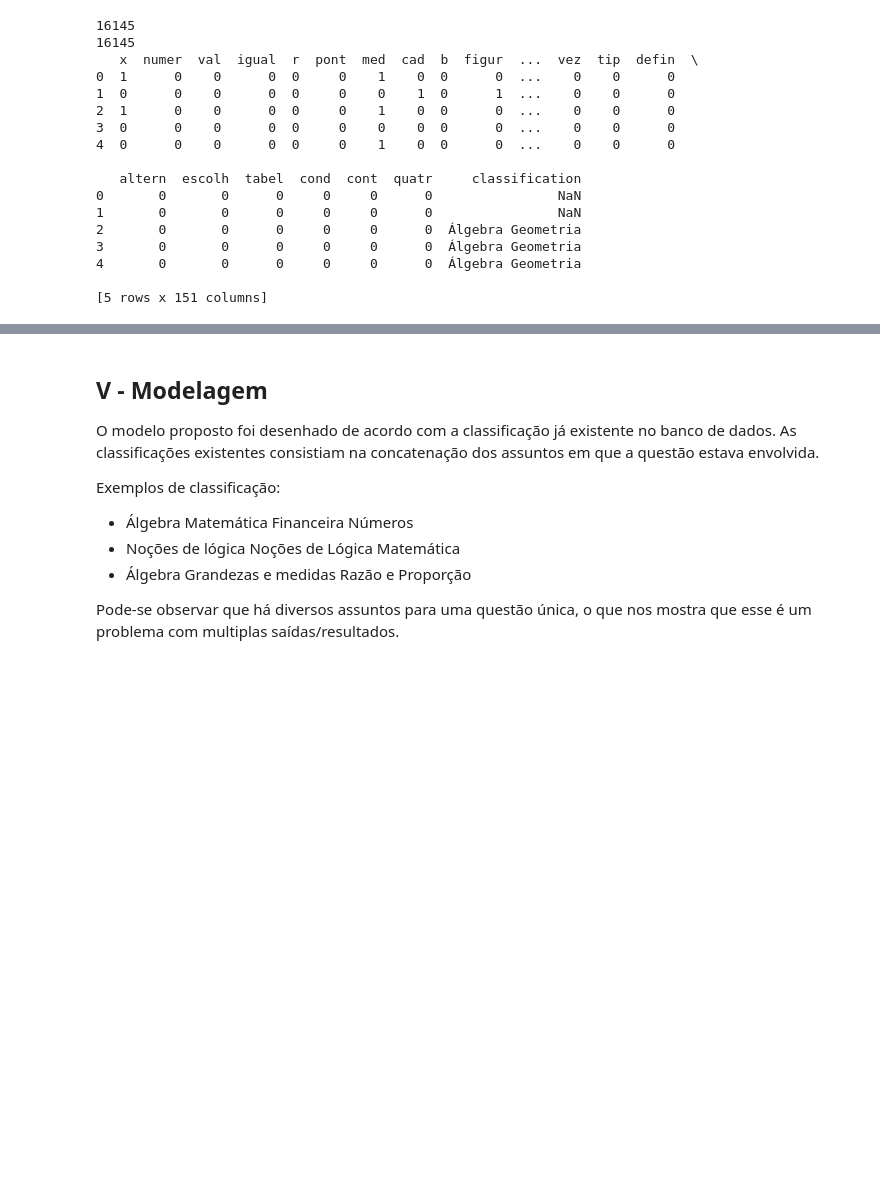
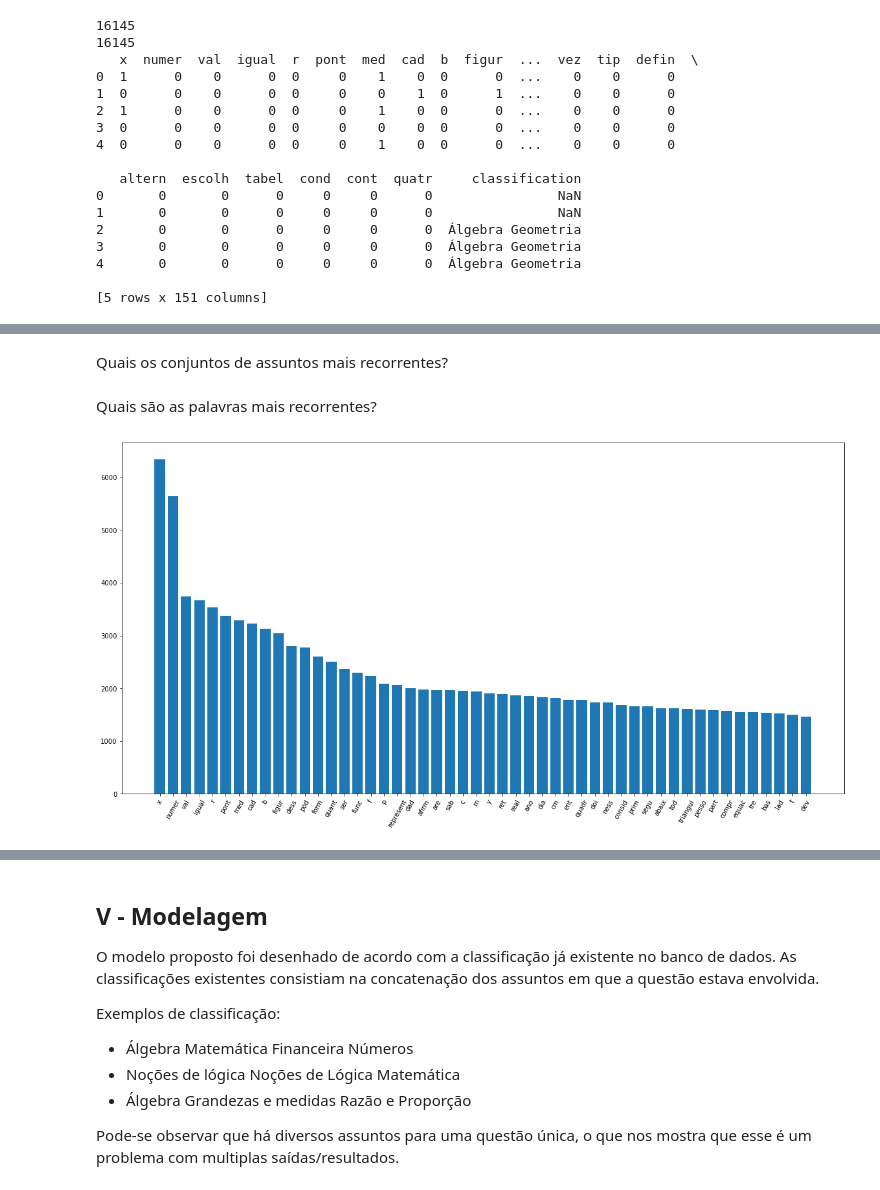
Before and after one commit to msfreit/exam_question_classification, a Jupyter notebook: exam_question_classification.ipynb, the cells around one changed output, grey strips where cells are left out. Drawn from its saved outputs; the diff is of its cells as text; code cells hidden in the pictures; blank space fills up the shorter version.

```diff
--- a/exam_question_classification.ipynb
+++ b/exam_question_classification.ipynb
@@ -276,0 +286,18 @@ dataset.sample(5)
+# %% [markdown]
+Quais os conjuntos de assuntos mais recorrentes?
+# %% [markdown]
+Quais são as palavras mais recorrentes?
+# %%
+import matplotlib.pyplot as plt
+
+a = sorted(wordfreq.items(), key=lambda x: x[1], reverse=True)
+
+first_tuple_elements = [a_tuple[0] for a_tuple in a[0:50]]
+second_tuple_elements = [a_tuple[1] for a_tuple in a[0:50]]
+
+plt.figure(figsize=(20, 10))
+plt.bar(first_tuple_elements, second_tuple_elements, align='center')
+plt.xticks(rotation=60)
+plt.show()
+# %% [output]
+[figure, added]
```
Also changed, not shown: parts of 5 cells of this notebook, 2 other files.
